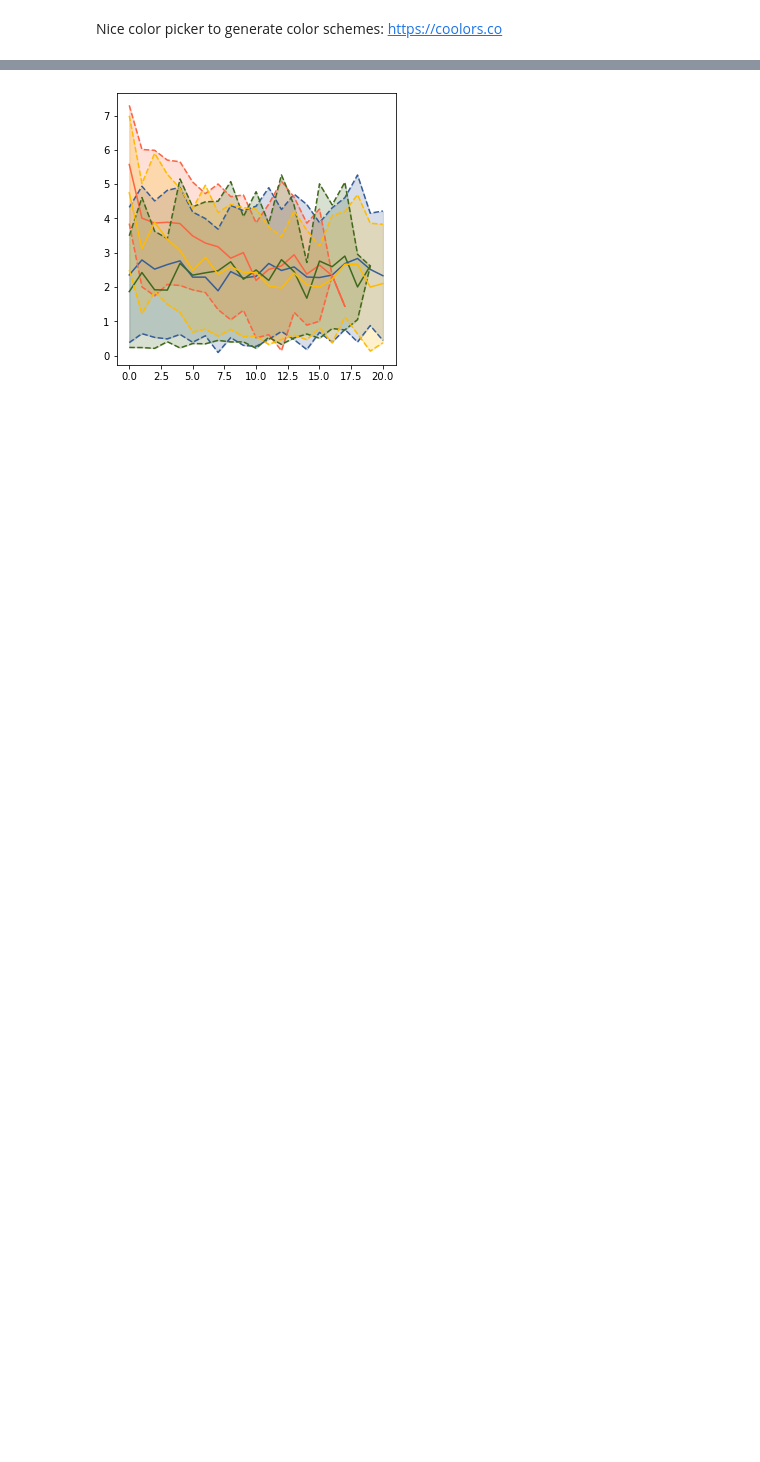
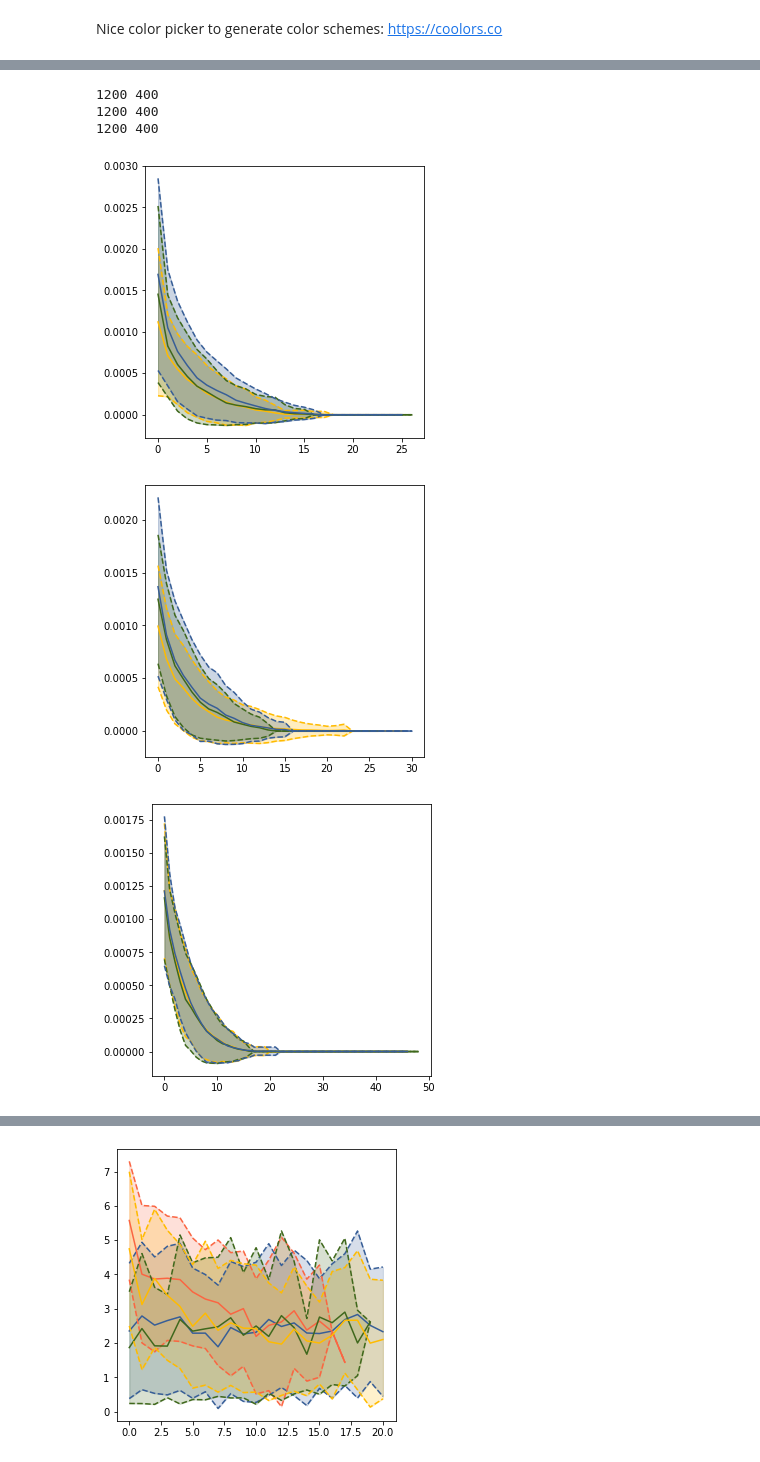
Before and after one commit to messDiv/MESS, a Jupyter notebook: jupyter-notebooks/plotting/Figure2-SimDataDistributions-PW.ipynb, the cells around one changed output, grey strips where cells are left out. Drawn from its saved outputs; the diff is of its cells as text; code cells hidden in the pictures; blank space fills up the shorter version.

```diff
--- a/jupyter-notebooks/plotting/Figure2-SimDataDistributions-PW.ipynb
+++ b/jupyter-notebooks/plotting/Figure2-SimDataDistributions-PW.ipynb
@@ -146,0 +311,12 @@ plt.show()
+# %%
+plot_pi_cont(speciation_prob='no')
+plot_pi_cont(speciation_prob='lo')
+plot_pi_cont(speciation_prob='hi')
+plot_pi()
+# %% [output]
+1200 400
+1200 400
+1200 400
+[figure, added]
+[figure, added]
+[figure, added]
```
Also changed, not shown: parts of 15 cells of this notebook, 2 other files.
